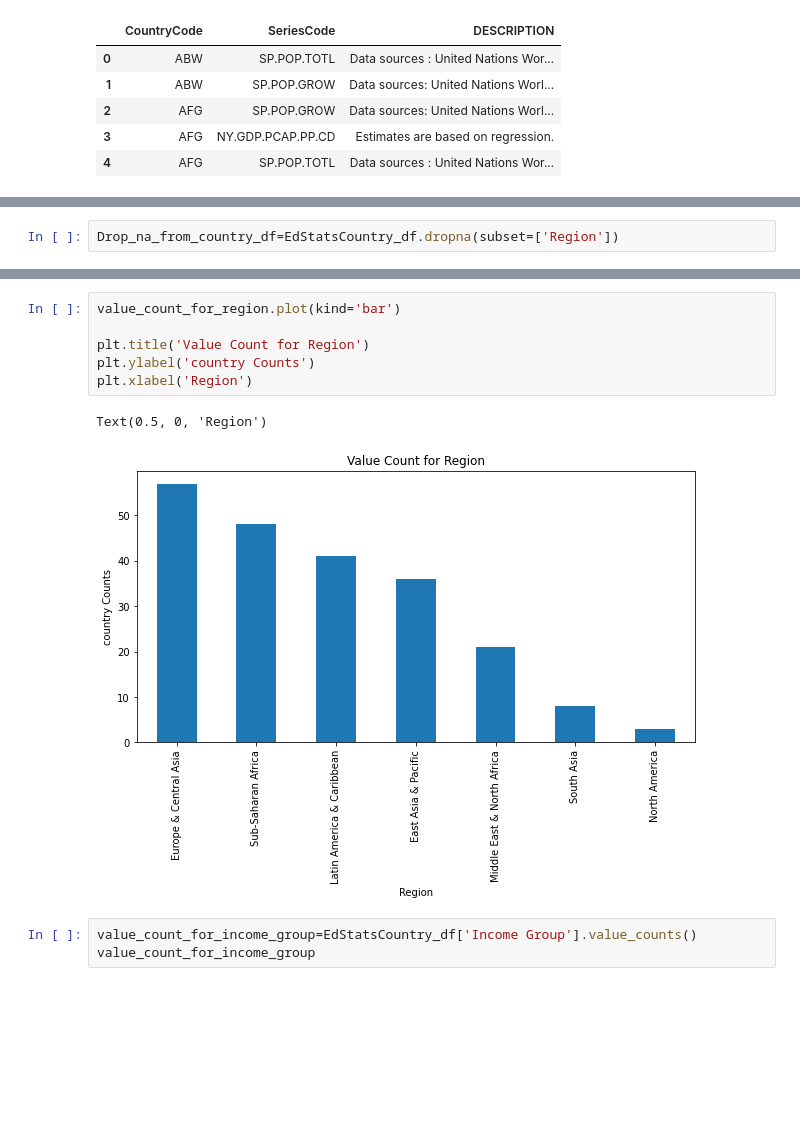
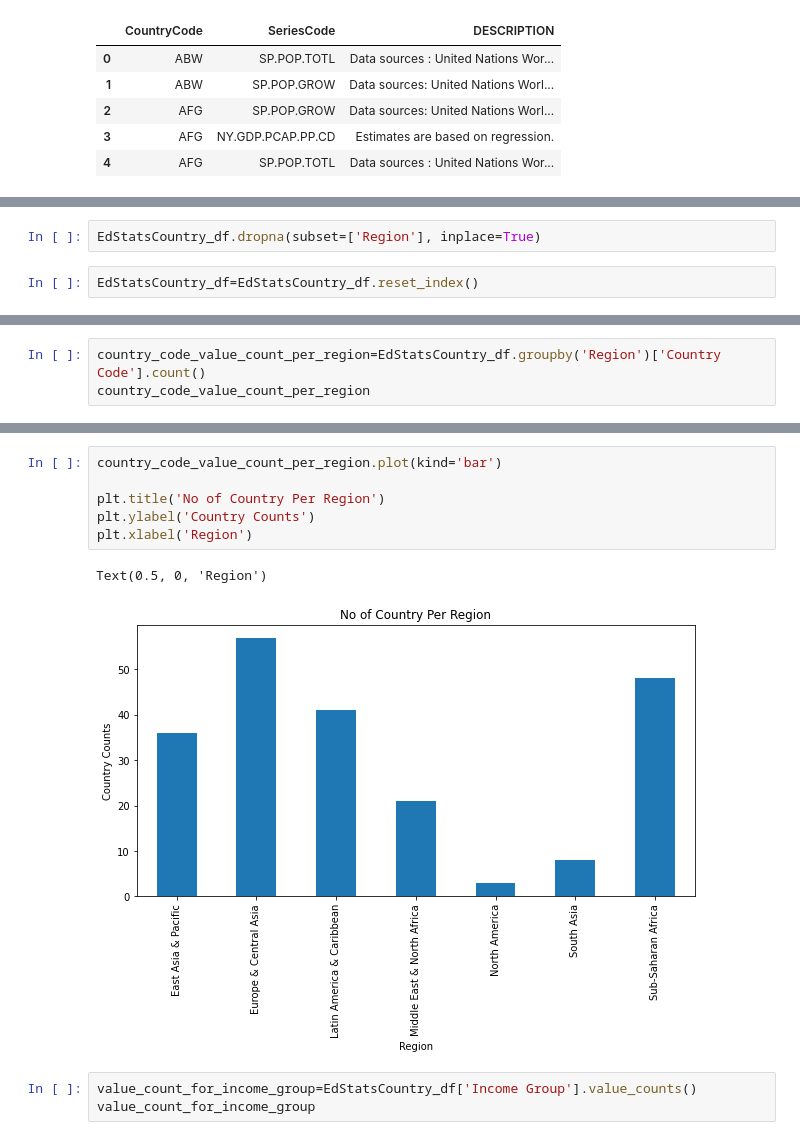
Before and after one commit to TheAIFellow/World_Bank_Education_Stats, a Jupyter notebook: Dilavar_Singh_Team_7_Capstone_Project.ipynb, the cells around one changed output, grey strips where cells are left out. Drawn from its saved outputs; the diff is of its cells as text; blank space fills up the shorter version.

```diff
--- a/Dilavar_Singh_Team_7_Capstone_Project.ipynb
+++ b/Dilavar_Singh_Team_7_Capstone_Project.ipynb
@@ -79,4 +130,6 @@ EdStatsCountry_df.head(1)
 |  | Country Code | Short Name | Table Name | Long Name | 2-alpha code | Currency Unit | Special Notes | Region | ... |
 | 0 | ABW | Aruba | Aruba | Aruba | AW | Aruban florin | SNA data for 2000-2011 are update... | Latin America & Caribbean | ... |
 # %%
-Drop_na_from_country_df=EdStatsCountry_df.dropna(subset=['Region'])
+EdStatsCountry_df.dropna(subset=['Region'], inplace=True)
+# %%
+EdStatsCountry_df=EdStatsCountry_df.reset_index()
@@ -98,0 +160,3 @@ Name: Region, dtype: int64
+# %%
+country_code_value_count_per_region=EdStatsCountry_df.groupby('Region')['Country Code'].count()
+country_code_value_count_per_region
@@ -99,12 +173,12 @@ Name: Region, dtype: int64
 # %%
-value_count_for_region.plot(kind='bar')
+country_code_value_count_per_region.plot(kind='bar')
 
-plt.title('Value Count for Region')
-plt.ylabel('country Counts')
+plt.title('No of Country Per Region')
+plt.ylabel('Country Counts')
 plt.xlabel('Region')
 # %% [output]
 Text(0.5, 0, 'Region')
-[figure, old version]
+[figure, new version]
 # %%
 value_count_for_income_group=EdStatsCountry_df['Income Group'].value_counts()
 value_count_for_income_group
```
Also changed, not shown: parts of 91 cells of this notebook.
